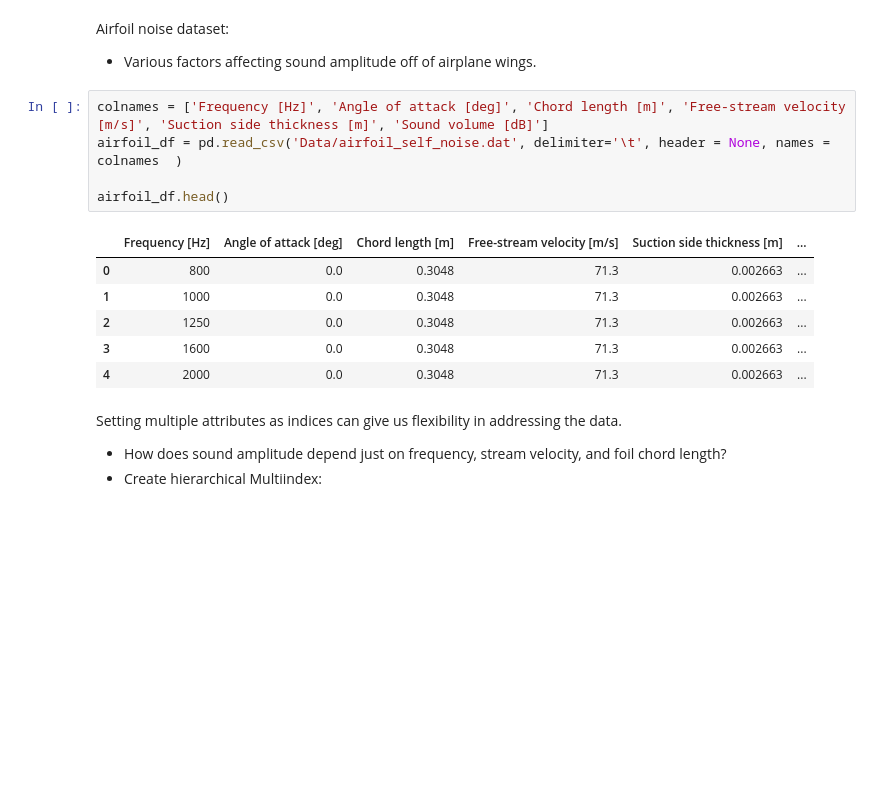
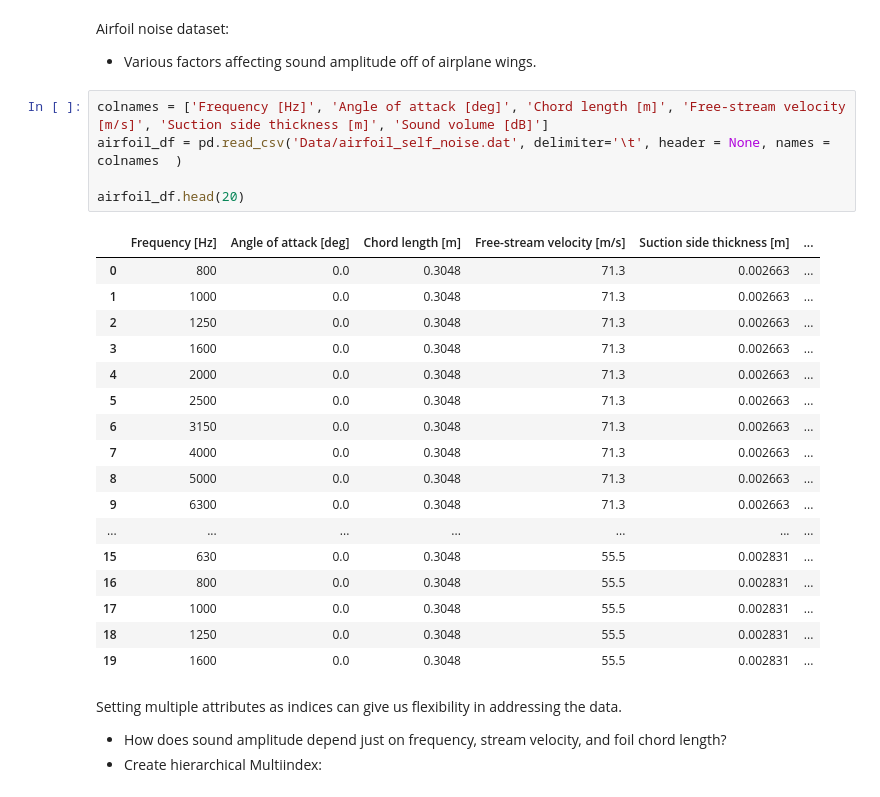
Before and after one commit to anubisftw/DSNYC103122, a Jupyter notebook: Phase1_Topic5_Pandas/Ph1_T5_5_Reshaping_the_data.ipynb, the cells around one changed output. Saved outputs shown, nothing was run; the diff lists cells and outputs as text; blank space fills up the shorter version.

```diff
--- a/Phase1_Topic5_Pandas/Ph1_T5_5_Reshaping_the_data.ipynb
+++ b/Phase1_Topic5_Pandas/Ph1_T5_5_Reshaping_the_data.ipynb
@@ -179,15 +182,26 @@ Airfoil noise dataset:
 # %%
 colnames = ['Frequency [Hz]', 'Angle of attack [deg]', 'Chord length [m]', 'Free-stream velocity [m/s]', 'Suction side thickness [m]', 'Sound volume [dB]']
 airfoil_df = pd.read_csv('Data/airfoil_self_noise.dat', delimiter='\t', header = None, names = colnames  )
 
-airfoil_df.head()
+airfoil_df.head(20)
 # %% [output]
 |  | Frequency [Hz] | Angle of attack [deg] | Chord length [m] | Free-stream velocity [m/s] | Suction side thickness [m] | ... |
 | 0 | 800 | 0.0 | 0.3048 | 71.3 | 0.002663 | ... |
 | 1 | 1000 | 0.0 | 0.3048 | 71.3 | 0.002663 | ... |
 | 2 | 1250 | 0.0 | 0.3048 | 71.3 | 0.002663 | ... |
 | 3 | 1600 | 0.0 | 0.3048 | 71.3 | 0.002663 | ... |
 | 4 | 2000 | 0.0 | 0.3048 | 71.3 | 0.002663 | ... |
+| 5 | 2500 | 0.0 | 0.3048 | 71.3 | 0.002663 | ... |
+| 6 | 3150 | 0.0 | 0.3048 | 71.3 | 0.002663 | ... |
+| 7 | 4000 | 0.0 | 0.3048 | 71.3 | 0.002663 | ... |
+| 8 | 5000 | 0.0 | 0.3048 | 71.3 | 0.002663 | ... |
+| 9 | 6300 | 0.0 | 0.3048 | 71.3 | 0.002663 | ... |
+| ... | ... | ... | ... | ... | ... | ... |
+| 15 | 630 | 0.0 | 0.3048 | 55.5 | 0.002831 | ... |
+| 16 | 800 | 0.0 | 0.3048 | 55.5 | 0.002831 | ... |
+| 17 | 1000 | 0.0 | 0.3048 | 55.5 | 0.002831 | ... |
+| 18 | 1250 | 0.0 | 0.3048 | 55.5 | 0.002831 | ... |
+| 19 | 1600 | 0.0 | 0.3048 | 55.5 | 0.002831 | ... |
 # %% [markdown]
 Setting multiple attributes as indices can give us flexibility in addressing the data.
 - How does sound amplitude depend just on frequency, stream velocity, and foil chord length?
```
Also changed, not shown: parts of 3 cells of this notebook.
